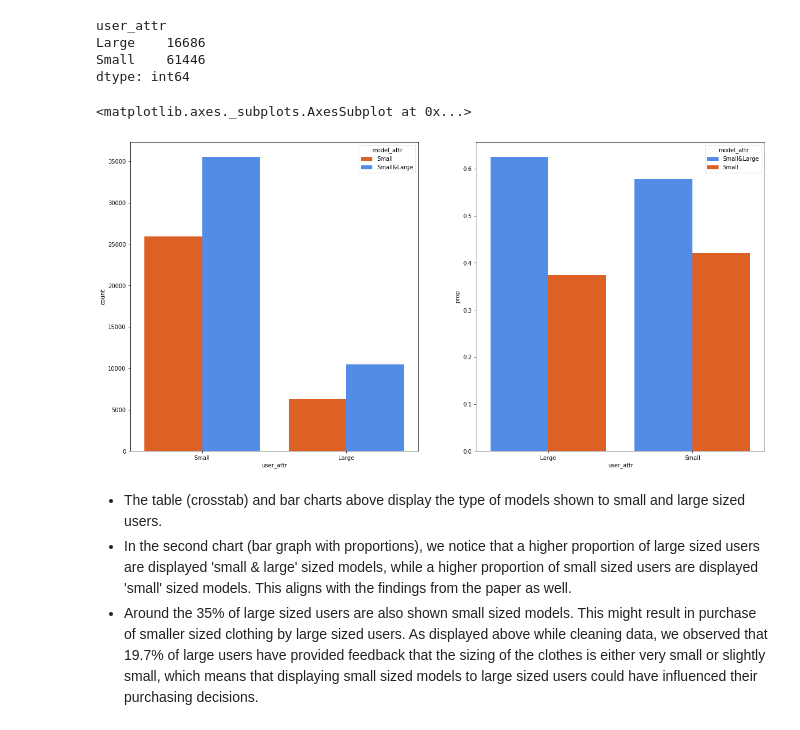
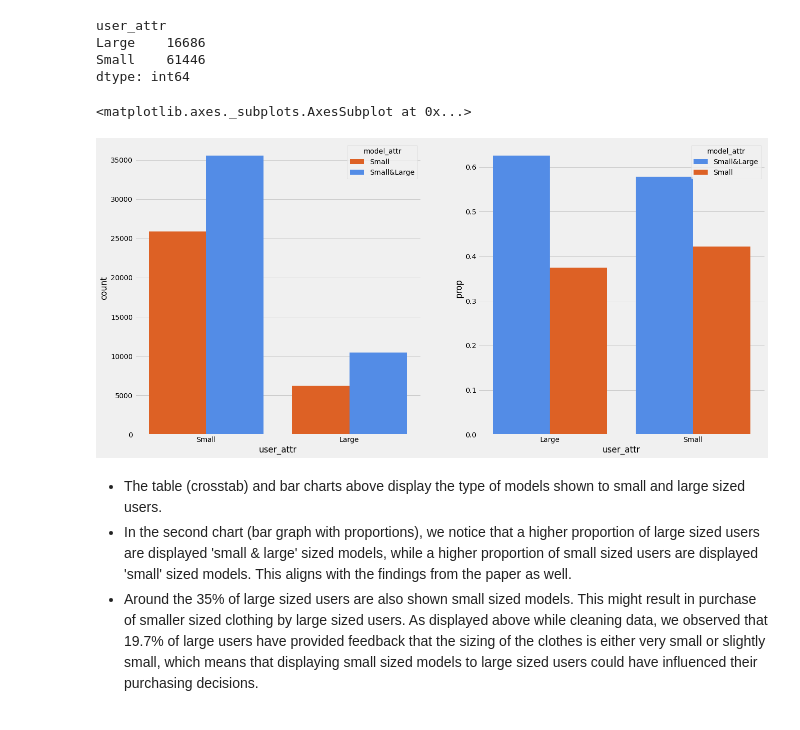
Before and after one commit to ruchikav95/Analysis-of-targeted-social-media-ads-with-emphasis-on-body-positivity, a Jupyter notebook: modcloth_final.ipynb, the cells around one changed output. Saved outputs shown, nothing was run; the diff lists cells and outputs as text; code cells hidden in the pictures.

```diff
--- a/modcloth_final.ipynb
+++ b/modcloth_final.ipynb
@@ -278,20 +281,20 @@ Small    61446
 dtype: int64
 # %%
 x, y, hue = "user_attr", "prop", "model_attr"
-
+plt.style.use('fivethirtyeight')
 f, axes = plt.subplots(1, 2)
 sns.countplot(x=x, hue=hue, data=df, ax=axes[0], palette=["#fb5607", "#3a86ff"])
 f.set_size_inches(20, 10)
 prop_df = (df[hue]
            .groupby(df[x])
            .value_counts(normalize=True)
            .rename(y)
            .reset_index())
 
 sns.barplot(x=x, y=y, hue=hue, data=prop_df, ax=axes[1], palette=["#3a86ff", "#fb5607"])
 # %% [output]
 <matplotlib.axes._subplots.AxesSubplot at 0x...>
-[figure, old version]
+[figure, new version]
 # %% [markdown]
 - The table (crosstab) and bar charts above display the type of models shown to small and large sized users.
 - In the second chart (bar graph with proportions), we notice that a higher proportion of large sized users are displayed 'small & large' sized models, while a higher proportion of small sized users are displayed 'small' sized models. This aligns with the findings from the paper as well.
```
Also changed, not shown: parts of 8 cells of this notebook.
